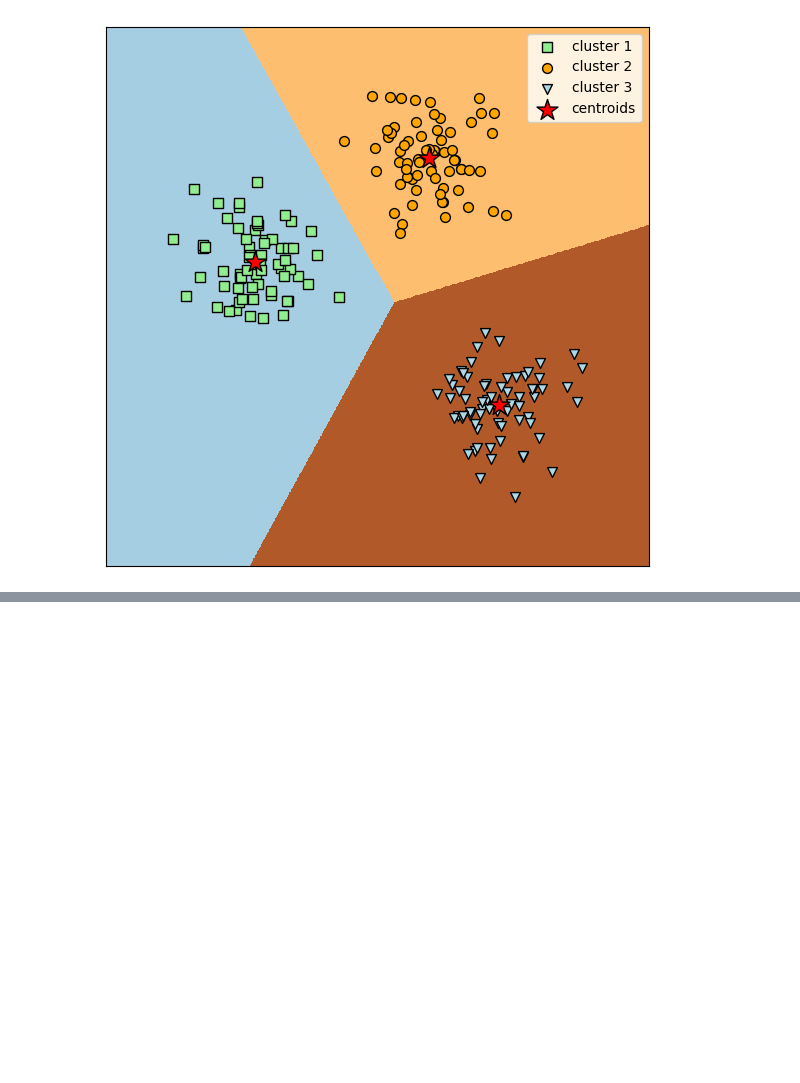
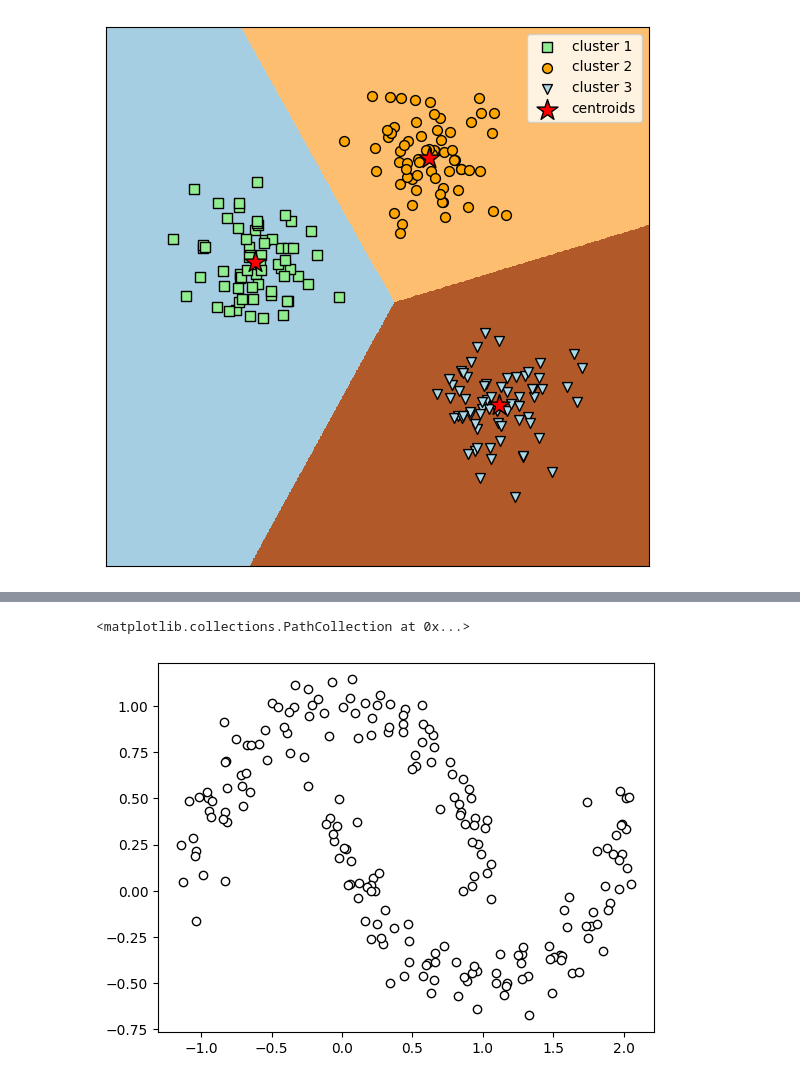
Before and after one commit to pm012/DataScience_sandbox, a Jupyter notebook: notebooks/module6/module6_1.ipynb, the cells around one changed output, grey strips where cells are left out. Drawn from its saved outputs; the diff is of its cells as text; code cells hidden in the pictures; blank space fills up the shorter version.

```diff
--- a/notebooks/module6/module6_1.ipynb
+++ b/notebooks/module6/module6_1.ipynb
@@ -200,0 +249,18 @@ plt.show()
+# %%
+# Create dataset
+
+X, y = make_moons(
+    n_samples=200,
+    noise=0.09,
+    random_state=0
+)
+
+# Plot
+plt.scatter(
+    X[:,0], X[:,1],
+    c='white',
+    edgecolor='black'
+)
+# %% [output]
+<matplotlib.collections.PathCollection at 0x...>
+[figure, added]
```
Also changed, not shown: parts of 33 cells of this notebook, 1 other file.
